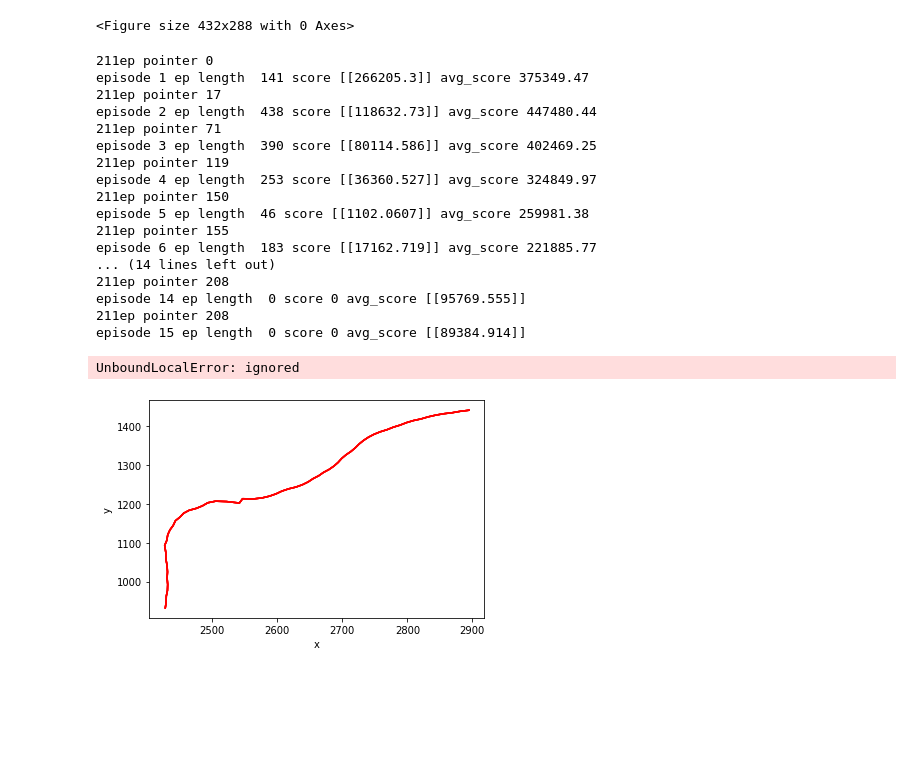
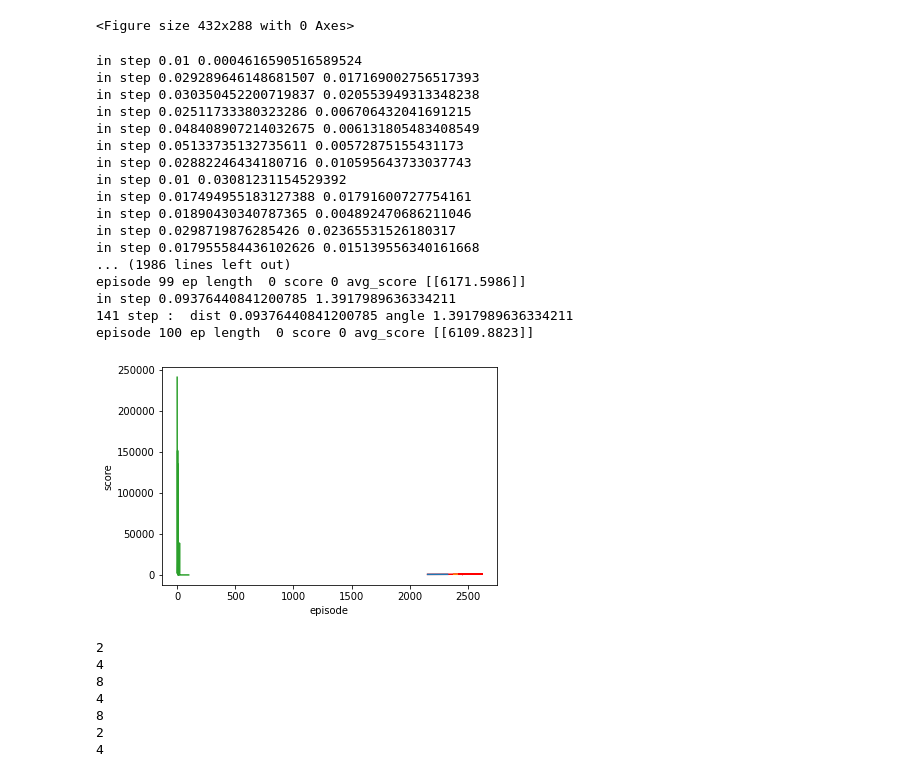
Before and after one commit to cikufa/lateralcontrol_1, a Jupyter notebook: terminate.ipynb, the cells around one changed output. Saved outputs shown, nothing was run; the diff lists cells and outputs as text; code cells hidden in the pictures; blank space fills up the shorter version.

Commit message:
pre point

```diff
--- a/terminate.ipynb
+++ b/terminate.ipynb
@@ -375,15 +368,15 @@ warnings.filterwarnings("ignore")
 
 #if __name__ == '__main__':
 agent = Agent(layer1_dim=128, layer2_dim=64, n_actions=2, alpha_A=0.0003, alpha_C=0.005, gamma=0.99)
-n_episodes = 300
+n_episodes = 100
 data_length = int(road.shape[0]/10) #10,000
-max_ep_length = 500 # could be int(data_length / n_episodes)
+max_ep_length = 300 # could be int(data_length / n_episodes)
 env = lateralenv(road, data_length, n_episodes, max_ep_length)
 
 cnt = 0
 dist_limit = 5
 ang_limit1 = 0.79; ang_limit2= -0.79; #45 degree
-bad_reward = 0
+bad_reward = 10
 res = 8
 b=0 # for render
 score_history = []
@@ -409,8 +402,9 @@ for ep in range(1, n_episodes + 1):
     al = [];
     cl = [];
     rewards = []
+    #print("b4 reset")
     state, pre_point = env.reset(ep_pointer)  # (1,2)
-
+    #print("after reset state", state)
     states_ = []
     ep_length= 0
     #print(ep, ":____________________________________________________________________________")
@@ -420,6 +414,7 @@ for ep in range(1, n_episodes + 1):
         #act_buffer = action
 
         newvars, state_, reward, reward_calc, Done, pre_point = env.step(action, ep_length, pre_point)
+
         if Done==1:
           break
         # if ep_length >100:
@@ -432,7 +427,7 @@ for ep in range(1, n_episodes + 1):
 
           # if not load_checkpoint:
           closs, aloss, grad1 = agent.learn(state, reward, state_, Done)
-          # log
+          #log
           log.write(ep_pointer + ep_length + 1, 0, f"{ep} / {ep_length}")
           log.write(ep_pointer + ep_length + 1, 3, newvars[0])
           log.write(ep_pointer + ep_length + 1, 4, str(newvars[2:4]))
@@ -440,52 +435,52 @@ for ep in range(1, n_episodes + 1):
           log.write(ep_pointer + ep_length + 1, 6, state_[1])
           log.write(ep_pointer + ep_length + 1, 7, np.cos(newvars[2] / 200)[0] / 4)
           log.write(ep_pointer + ep_length + 1, 8, newvars[-1])
           log.write(ep_pointer + ep_length + 1, 9, reward)
           log.write(ep_pointer + ep_length + 1, 10, reward_calc)
 
           state = state_
           ep_length += 1  # step counter
+
     states_ = np.array(states_)
     score_history.append(score* ep_length/100) # ep length should affect score
     ep_pointer += int(ep_length/res)
 
     avg_score = np.mean(score_history[-100:])
     if avg_score > best_score:
         best_score = avg_score
     if (ep % 1 == 0):
         print('episode', ep, 'ep length ', ep_length, 'score', score, 'avg_score', avg_score)
         env.render(ep, score)
 
 workbook.close()
 
 if not load_checkpoint:
     ep = [i + 1 for i in range(n_episodes)]
     x = np.array(ep).reshape(n_episodes, 1)
     score_history = np.array(score_history).reshape(n_episodes, 1)
     plt.xlabel("episode")
     plt.ylabel("score")
     plt.plot(x, score_history)
     plt.savefig('scores.png')
 # %% [output]
-211ep pointer 0
-episode 1 ep length  141 score [[266205.3]] avg_score 375349.47
-211ep pointer 17
-episode 2 ep length  438 score [[118632.73]] avg_score 447480.44
-211ep pointer 71
-episode 3 ep length  390 score [[80114.586]] avg_score 402469.25
-211ep pointer 119
-episode 4 ep length  253 score [[36360.527]] avg_score 324849.97
-211ep pointer 150
-episode 5 ep length  46 score [[1102.0607]] avg_score 259981.38
-211ep pointer 155
-episode 6 ep length  183 score [[17162.719]] avg_score 221885.77
-... (14 lines left out)
-211ep pointer 208
-episode 14 ep length  0 score 0 avg_score [[95769.555]]
-211ep pointer 208
-episode 15 ep length  0 score 0 avg_score [[89384.914]]
+in step 0.01 0.0004616590516589524
+in step 0.029289646148681507 0.017169002756517393
+in step 0.030350452200719837 0.020553949313348238
+in step 0.02511733380323286 0.006706432041691215
+in step 0.048408907214032675 0.006131805483408549
+in step 0.05133735132735611 0.00572875155431173
+in step 0.02882246434180716 0.010595643733037743
+in step 0.01 0.03081231154529392
+in step 0.017494955183127388 0.01791600727754161
+in step 0.01890430340787365 0.004892470686211046
+in step 0.0298719876285426 0.02365531526180317
+in step 0.017955584436102626 0.015139556340161668
+... (1986 lines left out)
+episode 99 ep length  0 score 0 avg_score [[6171.5986]]
+in step 0.09376440841200785 1.3917989636334211
+141 step :  dist 0.09376440841200785 angle 1.3917989636334211
+episode 100 ep length  0 score 0 avg_score [[6109.8823]]
-UnboundLocalError: ignored
-[figure, old version]
+[figure, new version]
 # %%
 # test
 import numpy as np
@@ -511,3 +506,20 @@ x= np.arange(0, n).reshape(n, 1)
 y= 50*np.sin(x/100)
 plt.plot(x,y)
 #self.road = geom.LineString(zip(x,y))
+# %%
+for i in range(2):
+   print("2")
+   for j in range(2):
+     print(4)
+     if i==1:
+       break
+     else:
+       print(8)
+# %% [output]
+2
+4
+8
+4
+8
+2
+4
```
Also changed, not shown: parts of 1 cell of this notebook.
